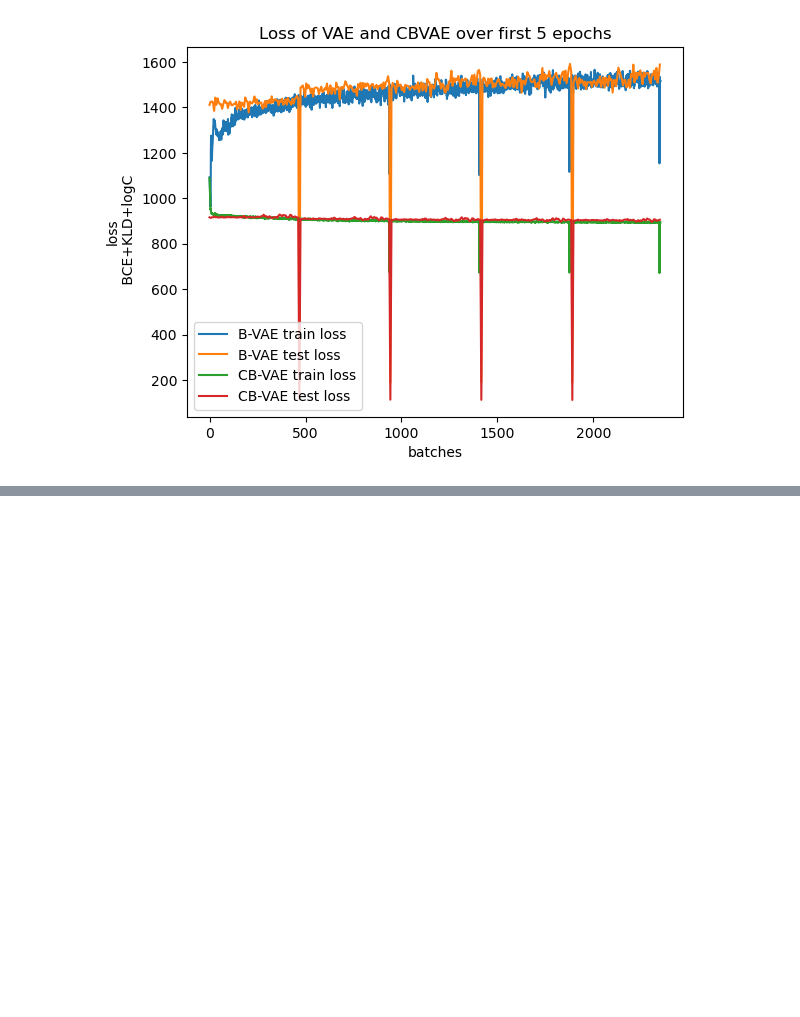
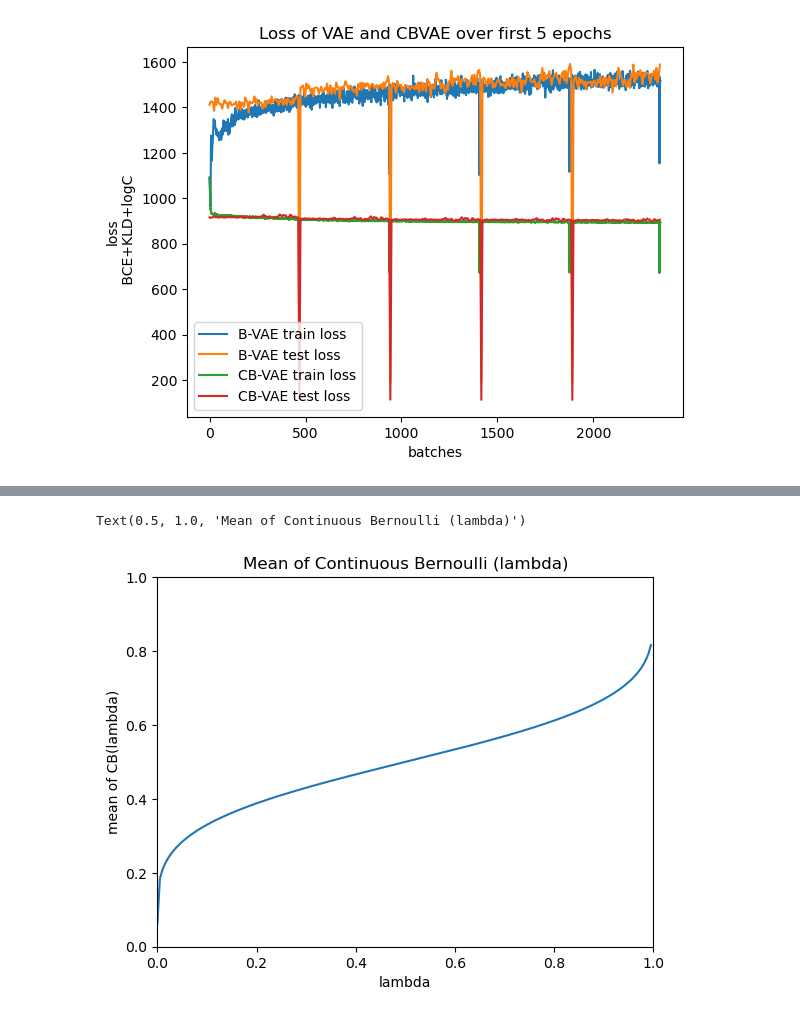
Before and after one commit to Minhao-Zhang/PML_Final_2023_B2, a Jupyter notebook: Final_A.ipynb, the cells around one changed output, grey strips where cells are left out. Cells and saved outputs as stored; diff of their text form; code cells hidden in the pictures; blank space fills up the shorter version.

```diff
--- a/Final_A.ipynb
+++ b/Final_A.ipynb
@@ -305,0 +346,16 @@ CB-VAE mean loss:  895.3331666992187
+# %%
+x = torch.arange(0,1, 0.005)
+y = tdist.ContinuousBernoulli(probs=x)
+y = y.mean
+
+x = x.detach().numpy()
+y = y.detach().numpy()
+plt.plot(x, y)
+plt.xlim(0,1)
+plt.ylim(0,1)
+plt.xlabel("lambda")
+plt.ylabel("mean of CB(lambda)")
+plt.title("Mean of Continuous Bernoulli (lambda)")
+# %% [output]
+Text(0.5, 1.0, 'Mean of Continuous Bernoulli (lambda)')
+[figure, added]
```
Also changed, not shown: parts of 10 cells of this notebook, 26 other files.
